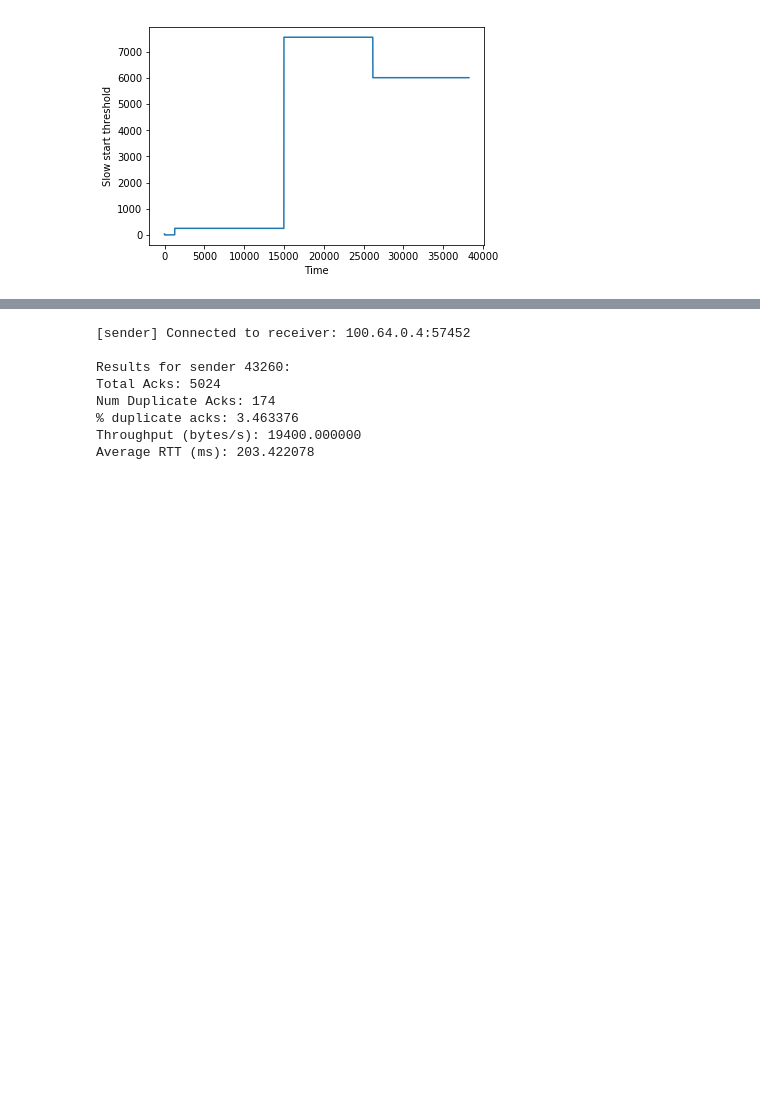
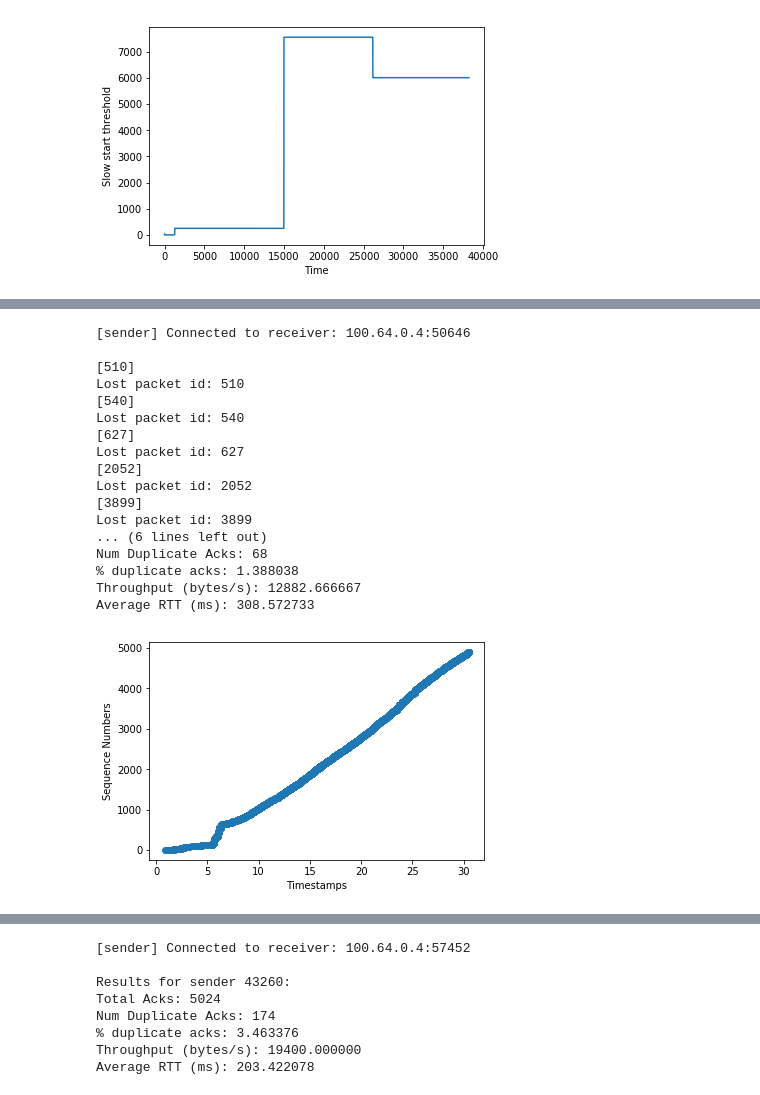
Before and after one commit to squidarth/network-performance-jupyter, a Jupyter notebook: Network-Performance-Testing.ipynb, the cells around one changed output, grey strips where cells are left out. Cells and saved outputs as stored; diff of their text form; code cells hidden in the pictures; blank space fills up the shorter version.

```diff
--- a/Network-Performance-Testing.ipynb
+++ b/Network-Performance-Testing.ipynb
@@ -559,0 +595,31 @@ Average RTT (ms): 273.363022
+# %%
+mahimahi_settings = {
+    'delay': 88,
+    'trace_file': TRACE_FILES['2.64MBPS'],
+    'queue_type': 'droptail',
+    'downlink_queue_options': {
+        'bytes': 50000,
+    }
+}
+port = get_open_udp_port()
+strat = TahoeStrategy(10, 1)
+run_with_mahi_settings(mahimahi_settings, 30, [Sender(port, strat)])
+# %% [output]
+[sender] Connected to receiver: 100.64.0.4:50646
+
+[510]
+Lost packet id: 510
+[540]
+Lost packet id: 540
+[627]
+Lost packet id: 627
+[2052]
+Lost packet id: 2052
+[3899]
+Lost packet id: 3899
+... (6 lines left out)
+Num Duplicate Acks: 68
+% duplicate acks: 1.388038
+Throughput (bytes/s): 12882.666667
+Average RTT (ms): 308.572733
+[figure, added]
```
Also changed, not shown: parts of 13 cells of this notebook, 2 other files.
